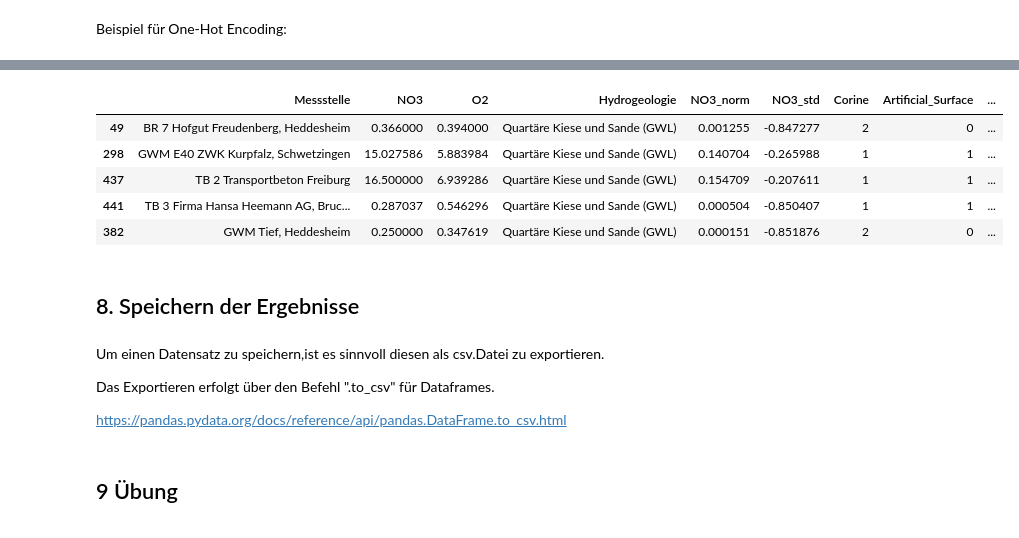
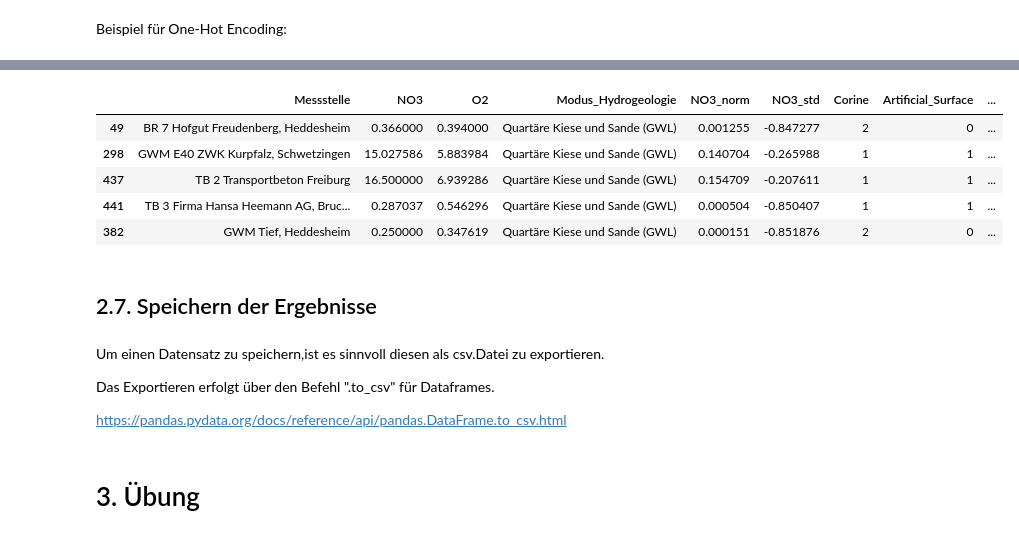
Before and after one commit to KITHydrogeology/Geodatenanalyse-II, a Jupyter notebook: Machine Learning/Termin_01_Grundlagen_Preprocessing/Beispiel_Termin1.ipynb, the cells around one changed output, grey strips where cells are left out. Drawn from its saved outputs; the diff is of its cells as text; code cells hidden in the pictures.

```diff
--- a/Machine Learning/Termin_01_Grundlagen_Preprocessing/Beispiel_Termin1.ipynb
+++ b/Machine Learning/Termin_01_Grundlagen_Preprocessing/Beispiel_Termin1.ipynb
@@ -478,20 +604,27 @@ Der Mittelwert der Ziel Variable wird für jede Kategorie berechnet und als Wert
 Das Encodieren muss nach dem Data-Split erfolgen um ein Data Leakage zu vermeiden
 # %%
 from category_encoders.target_encoder import TargetEncoder
+
+# Target-Encoder-Objekt erstellen
+encoder = TargetEncoder()
+
+# Trainingsdaten kodieren
+train['Target_Hy'] = encoder.fit_transform(train['Modus_Hydrogeologie'], train['NO3'])
+
+# Testdaten kodieren
+test['Target_Hy'] = encoder.transform(test['Modus_Hydrogeologie'])
+
+# Ausgabe der ersten Zeilen der Trainingsdaten mit der neuen Spalte 'Target_Hy'
+train.head()
+# %% [output]
+|  | Messstelle | NO3 | O2 | Modus_Hydrogeologie | NO3_norm | NO3_std | Corine | Artificial_Surface | ... |
+| 49 | BR 7 Hofgut Freudenberg, Heddesheim | 0.366000 | 0.394000 | Quartäre Kiese und Sande (GWL) | 0.001255 | -0.847277 | 2 | 0 | ... |
+| 298 | GWM E40 ZWK Kurpfalz, Schwetzingen | 15.027586 | 5.883984 | Quartäre Kiese und Sande (GWL) | 0.140704 | -0.265988 | 1 | 1 | ... |
+| 437 | TB 2 Transportbeton Freiburg | 16.500000 | 6.939286 | Quartäre Kiese und Sande (GWL) | 0.154709 | -0.207611 | 1 | 1 | ... |
+| 441 | TB 3 Firma Hansa Heemann AG, Bruc... | 0.287037 | 0.546296 | Quartäre Kiese und Sande (GWL) | 0.000504 | -0.850407 | 1 | 1 | ... |
+| 382 | GWM Tief, Heddesheim | 0.250000 | 0.347619 | Quartäre Kiese und Sande (GWL) | 0.000151 | -0.851876 | 2 | 0 | ... |
-# %%
-encoder = TargetEncoder()
-train['Target_Hy'] = encoder.fit_transform(train['Hydrogeologie'],train['NO3'])
-test['Target_Hy'] = encoder.transform(test['Hydrogeologie'])
-train.head()
-# %% [output]
-|  | Messstelle | NO3 | O2 | Hydrogeologie | NO3_norm | NO3_std | Corine | Artificial_Surface | ... |
-| 49 | BR 7 Hofgut Freudenberg, Heddesheim | 0.366000 | 0.394000 | Quartäre Kiese und Sande (GWL) | 0.001255 | -0.847277 | 2 | 0 | ... |
-| 298 | GWM E40 ZWK Kurpfalz, Schwetzingen | 15.027586 | 5.883984 | Quartäre Kiese und Sande (GWL) | 0.140704 | -0.265988 | 1 | 1 | ... |
-| 437 | TB 2 Transportbeton Freiburg | 16.500000 | 6.939286 | Quartäre Kiese und Sande (GWL) | 0.154709 | -0.207611 | 1 | 1 | ... |
-| 441 | TB 3 Firma Hansa Heemann AG, Bruc... | 0.287037 | 0.546296 | Quartäre Kiese und Sande (GWL) | 0.000504 | -0.850407 | 1 | 1 | ... |
-| 382 | GWM Tief, Heddesheim | 0.250000 | 0.347619 | Quartäre Kiese und Sande (GWL) | 0.000151 | -0.851876 | 2 | 0 | ... |
 # %% [markdown]
-## 8. Speichern der Ergebnisse
+## 2.7. Speichern der Ergebnisse
 # %% [markdown]
 Um einen Datensatz zu speichern,ist es sinnvoll diesen als csv.Datei zu exportieren.
 
@@ -501,6 +634,6 @@ https://pandas.pydata.org/docs/reference/api/pandas.DataFrame.to_csv.html
 # %%
 train.to_csv('res.csv')
 # %% [markdown]
-## 9 Übung
+# 3. Übung
 # %% [markdown]
 Bereite jetzt selbst den Datensatz "Nitratmessungen_aufgabe.csv" auf:
```
Also changed, not shown: parts of 88 cells of this notebook.
